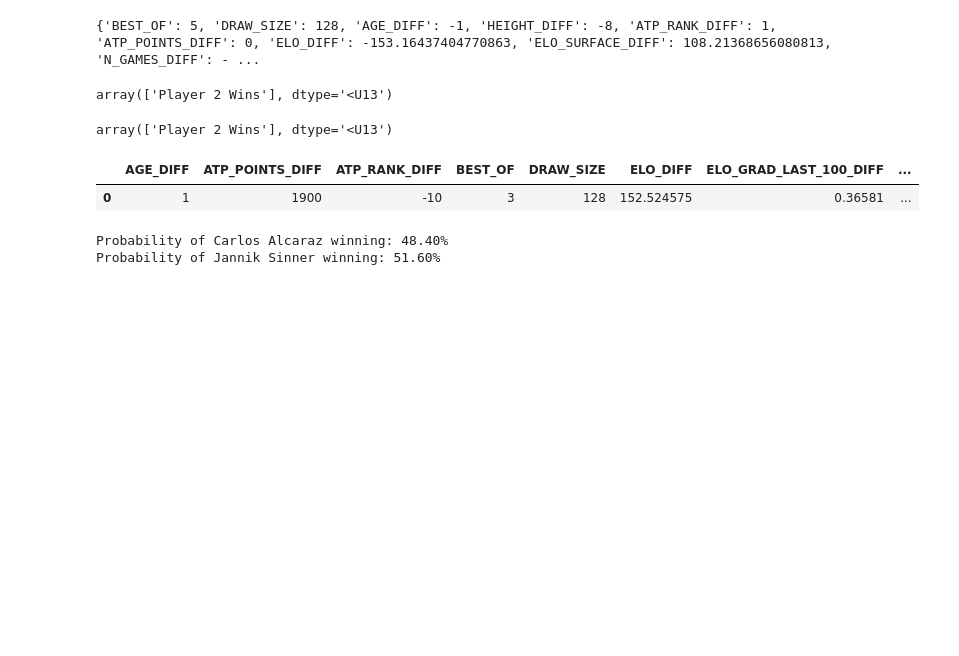
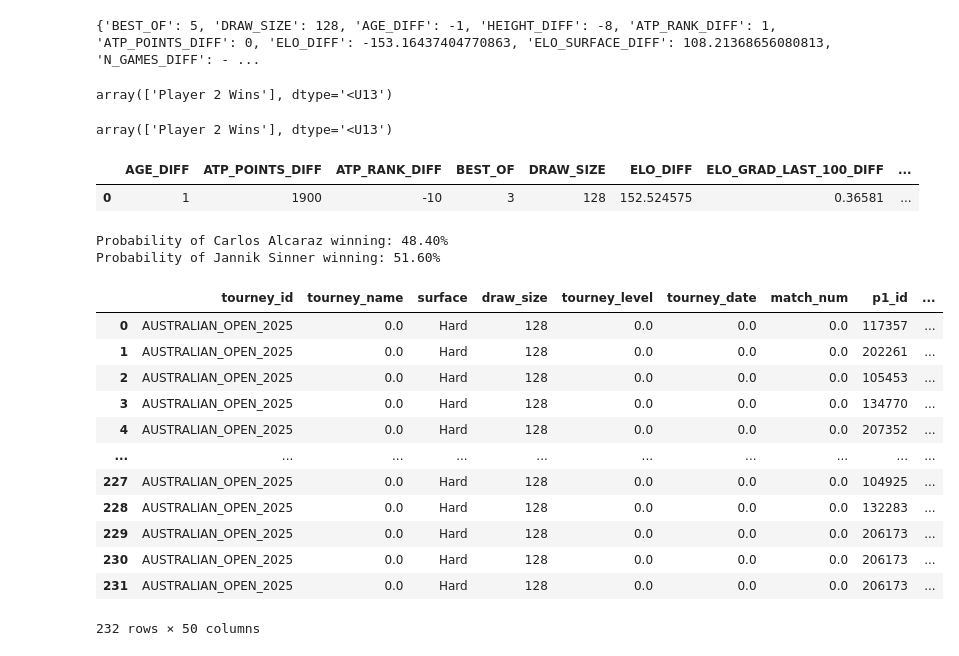
Before and after one commit to iosif-blezu/TennisCenterML, a Jupyter notebook: model/Predict.ipynb, the cells around one changed output. Cells and saved outputs as stored; diff of their text form; code cells hidden in the pictures; blank space fills up the shorter version.

```diff
--- a/model/Predict.ipynb
+++ b/model/Predict.ipynb
@@ -114,3 +114,36 @@ print(f"Probability of {player2['Name']} winning: {prob_player2_wins:.2%}")
 # %% [output]
 Probability of Carlos Alcaraz winning: 48.40%
 Probability of Jannik Sinner winning: 51.60%
+# %%
+df = pd.read_csv("../data/aus_open_2025.csv")
+
+reversed_df = df.copy()
+
+p1_cols = [c for c in df.columns if c.startswith("p1_")]
+for p1 in p1_cols:
+    p2 = "p2_" + p1[3:]                   # corresponding p2_ column
+    reversed_df[p1] = df[p2]              # swap values
+    reversed_df[p2] = df[p1]
+
+
+if "RESULT" in df.columns:
+    reversed_df["RESULT"] = 1 - df["RESULT"]
+
+augmented = pd.concat([df, reversed_df], ignore_index=True)
+
+aus_open_data = augmented
+aus_open_data
+# %% [output]
+|  | tourney_id | tourney_name | surface | draw_size | tourney_level | tourney_date | match_num | p1_id | ... |
+| 0 | AUSTRALIAN_OPEN_2025 | 0.0 | Hard | 128 | 0.0 | 0.0 | 0.0 | 117357 | ... |
+| 1 | AUSTRALIAN_OPEN_2025 | 0.0 | Hard | 128 | 0.0 | 0.0 | 0.0 | 202261 | ... |
+| 2 | AUSTRALIAN_OPEN_2025 | 0.0 | Hard | 128 | 0.0 | 0.0 | 0.0 | 105453 | ... |
+| 3 | AUSTRALIAN_OPEN_2025 | 0.0 | Hard | 128 | 0.0 | 0.0 | 0.0 | 134770 | ... |
+| 4 | AUSTRALIAN_OPEN_2025 | 0.0 | Hard | 128 | 0.0 | 0.0 | 0.0 | 207352 | ... |
+| ... | ... | ... | ... | ... | ... | ... | ... | ... | ... |
+| 227 | AUSTRALIAN_OPEN_2025 | 0.0 | Hard | 128 | 0.0 | 0.0 | 0.0 | 104925 | ... |
+| 228 | AUSTRALIAN_OPEN_2025 | 0.0 | Hard | 128 | 0.0 | 0.0 | 0.0 | 132283 | ... |
+| 229 | AUSTRALIAN_OPEN_2025 | 0.0 | Hard | 128 | 0.0 | 0.0 | 0.0 | 206173 | ... |
+| 230 | AUSTRALIAN_OPEN_2025 | 0.0 | Hard | 128 | 0.0 | 0.0 | 0.0 | 206173 | ... |
+| 231 | AUSTRALIAN_OPEN_2025 | 0.0 | Hard | 128 | 0.0 | 0.0 | 0.0 | 206173 | ... |
+232 rows × 50 columns
```
Also changed, not shown: parts of 10 cells of this notebook, 18 other files.
